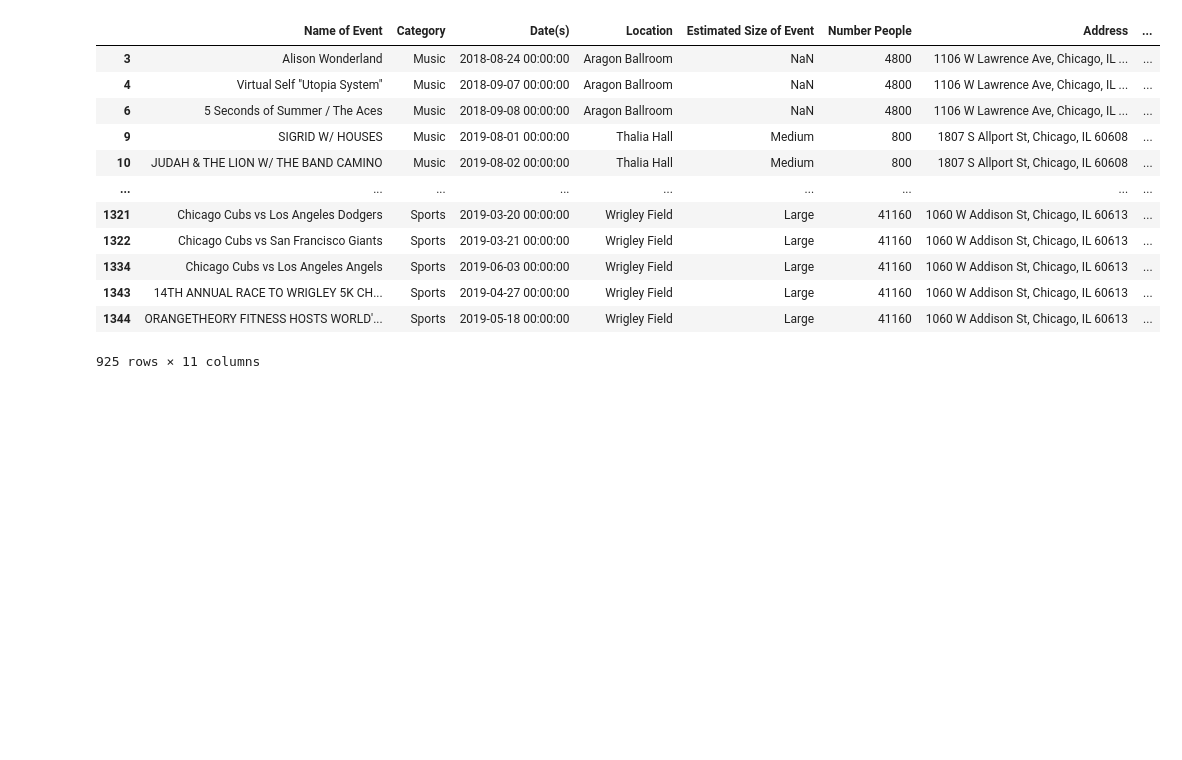
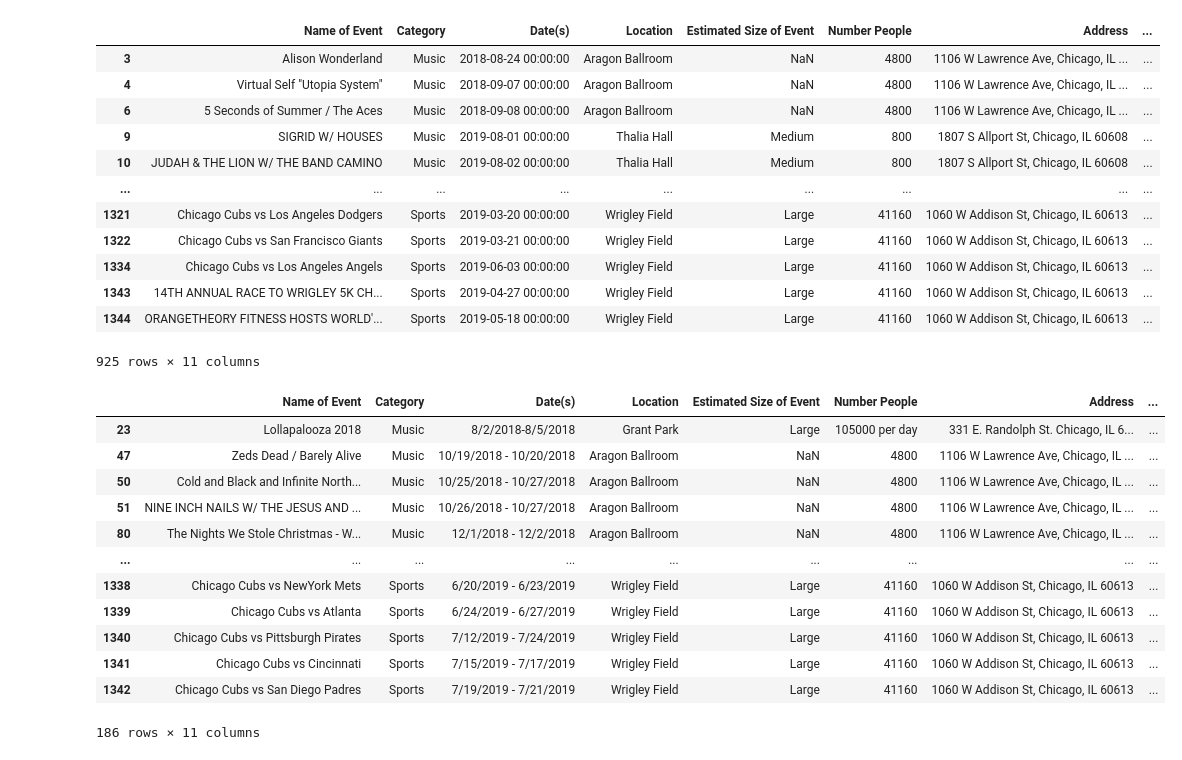
Before and after one commit to anishkanabar/lang-of-pol, a Jupyter notebook: notebooks/event-dataset/events_descriptive_preprocessing.ipynb, the cells around one changed output. Saved outputs shown, nothing was run; the diff lists cells and outputs as text; code cells hidden in the pictures; blank space fills up the shorter version.

Commit message:
up to date events preprocessing notebook

```diff
--- a/notebooks/event-dataset/events_descriptive_preprocessing.ipynb
+++ b/notebooks/event-dataset/events_descriptive_preprocessing.ipynb
@@ -210,0 +209,18 @@ single_day_events
+# %%
+# which venues had multi-day events?
+multi_day_events = full_data_events[full_data_events["Date(s)"].str.contains('\d\d\d\d-\d\d-\d\d \d\d:\d\d:\d\d') == False]
+multi_day_events
+# %% [output]
+|  | Name of Event | Category | Date(s) | Location | Estimated Size of Event | Number People | Address | ... |
+| 23 | Lollapalooza 2018 | Music | 8/2/2018-8/5/2018 | Grant Park | Large | 105000 per day | 331 E. Randolph St. Chicago, IL 6... | ... |
+| 47 | Zeds Dead / Barely Alive | Music | 10/19/2018 - 10/20/2018 | Aragon Ballroom | NaN | 4800 | 1106 W Lawrence Ave, Chicago, IL ... | ... |
+| 50 | Cold and Black and Infinite North... | Music | 10/25/2018 - 10/27/2018 | Aragon Ballroom | NaN | 4800 | 1106 W Lawrence Ave, Chicago, IL ... | ... |
+| 51 | NINE INCH NAILS W/ THE JESUS AND ... | Music | 10/26/2018 - 10/27/2018 | Aragon Ballroom | NaN | 4800 | 1106 W Lawrence Ave, Chicago, IL ... | ... |
+| 80 | The Nights We Stole Christmas - W... | Music | 12/1/2018 - 12/2/2018 | Aragon Ballroom | NaN | 4800 | 1106 W Lawrence Ave, Chicago, IL ... | ... |
+| ... | ... | ... | ... | ... | ... | ... | ... | ... |
+| 1338 | Chicago Cubs vs NewYork Mets | Sports | 6/20/2019 - 6/23/2019 | Wrigley Field | Large | 41160 | 1060 W Addison St, Chicago, IL 60613 | ... |
+| 1339 | Chicago Cubs vs Atlanta | Sports | 6/24/2019 - 6/27/2019 | Wrigley Field | Large | 41160 | 1060 W Addison St, Chicago, IL 60613 | ... |
+| 1340 | Chicago Cubs vs Pittsburgh Pirates | Sports | 7/12/2019 - 7/24/2019 | Wrigley Field | Large | 41160 | 1060 W Addison St, Chicago, IL 60613 | ... |
+| 1341 | Chicago Cubs vs Cincinnati | Sports | 7/15/2019 - 7/17/2019 | Wrigley Field | Large | 41160 | 1060 W Addison St, Chicago, IL 60613 | ... |
+| 1342 | Chicago Cubs vs San Diego Padres | Sports | 7/19/2019 - 7/21/2019 | Wrigley Field | Large | 41160 | 1060 W Addison St, Chicago, IL 60613 | ... |
+186 rows × 11 columns
```
Also changed, not shown: parts of 8 cells of this notebook.
